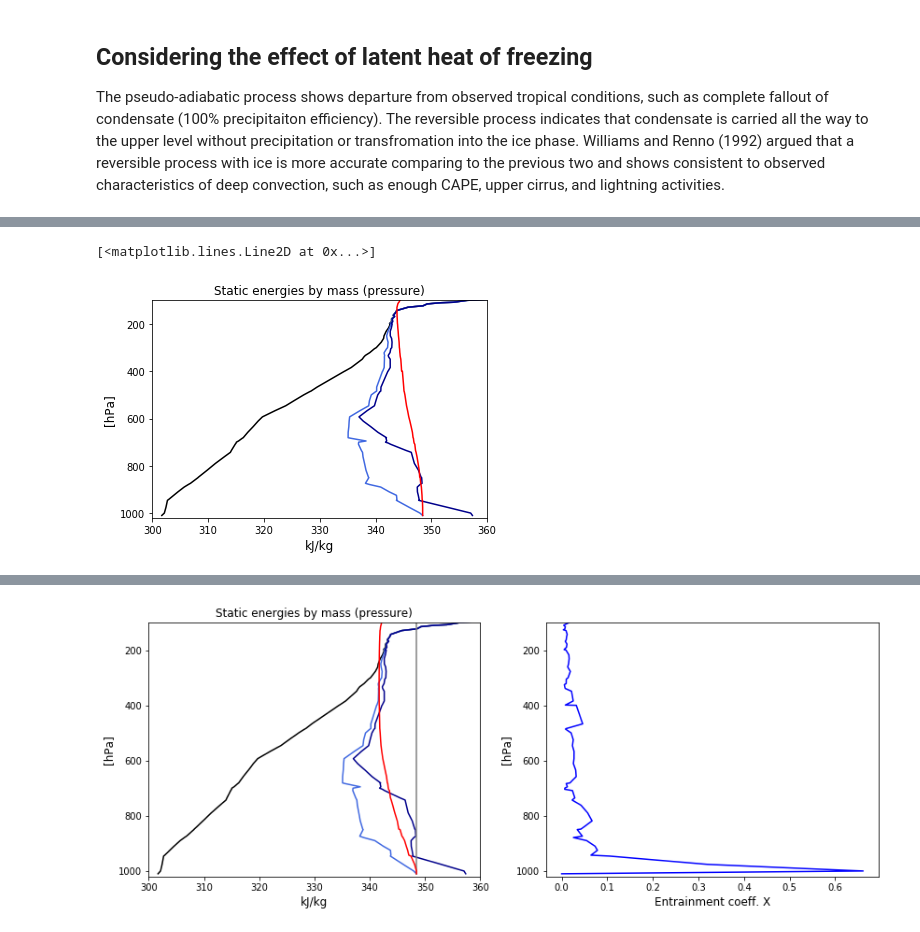
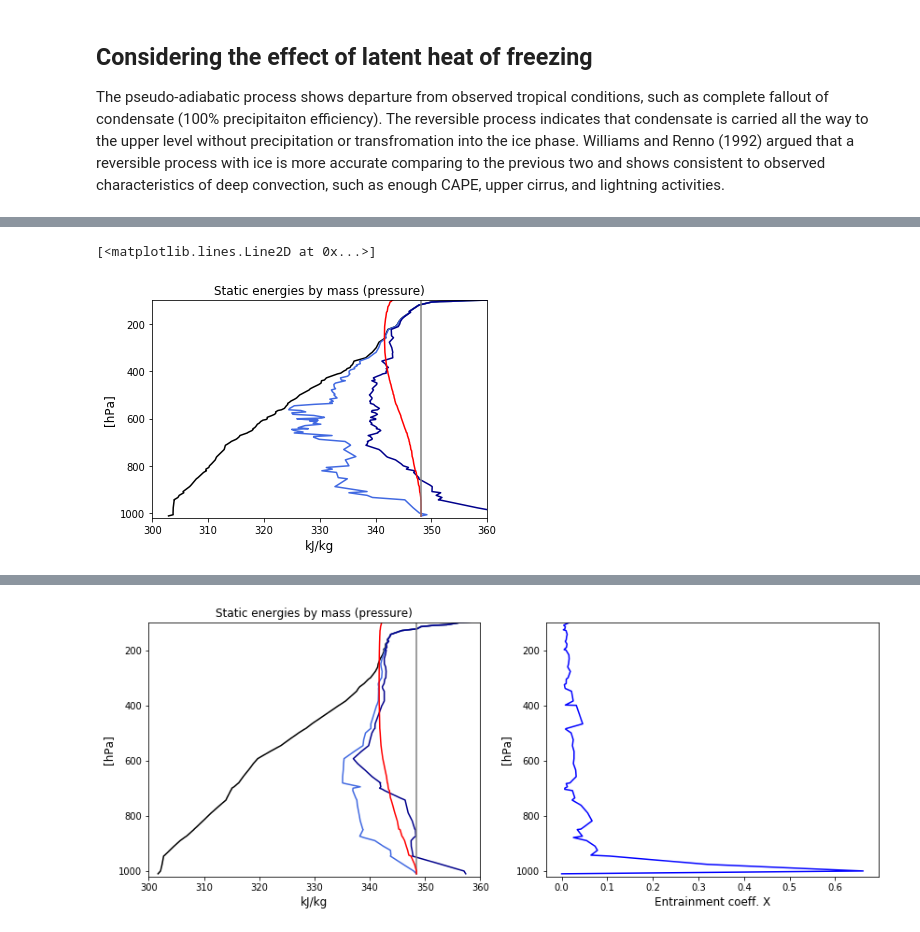
Before and after one commit to weiming9115/ATM663_convection_meso, a Jupyter notebook: Resources/Notebooks/Real_Parcel_Buoyancy_weiming.ipynb, the cells around one changed output, grey strips where cells are left out. Cells and saved outputs as stored; diff of their text form; code cells hidden in the pictures.

```diff
--- a/Resources/Notebooks/Real_Parcel_Buoyancy_weiming.ipynb
+++ b/Resources/Notebooks/Real_Parcel_Buoyancy_weiming.ipynb
@@ -59,7 +55,7 @@ http://weather.uwyo.edu/upperair/sounding.html
 # %%
 from siphon.simplewebservice.wyoming import WyomingUpperAir
 
-date = datetime(2018, 8, 24, 12)
+date = datetime(2018, 8, 26, 12)
 # station = 'SKBO' mountain station in Colombia avail. 2018-11-24-12
 station = 'PKMJ'
 #date = datetime(2019, 3, 28, 12)
@@ -532,33 +591,32 @@ ylim([0,18])
 # %%
 # entraining plume
 epsilon = 1.0/15000. # 100% per 15 km vertical rise
 
 s = MSE(T,Z,q*1e-9)  #*units.units('kJ/kg')
 h = MSE(T,Z,q)       #*units('kJ/kg')
 hs = MSE(T,Z,qs)     #*units('kJ/kg')
 
 plot(s/1000, p, 'k')
 plot(h/1000, p, 'royalblue')
 plot(hs/1000, p, 'darkblue')
 xlabel('kJ/kg',fontsize=12);ylabel('[hPa]',fontsize=12)
 xlim([300,360]); ylim([1020,100]); title('Static energies by mass (pressure)')
-#plot(h*0+h[0],p) # undilute
-
 
 # entrainment for the conserved variable
 dZ = np.gradient(Z)
 
 hplume = h*0 + h[0] # initial value equal to undilute surface parcel
 qplume = q*0 + q[0] # initial value equal to undilute surface parcel
 
 for iz in arange(1,size(h)):
     hplume[iz] = hplume[iz-1] + epsilon*dZ[iz-1]*( h[iz-1] - hplume[iz-1] )
     qplume[iz] = qplume[iz-1] + epsilon*dZ[iz-1]*( q[iz-1] - qplume[iz-1] )
 
 plot(hplume/1000, p, 'r') # entrained plume
+plot(h*0+h[0]/1000,p, color='grey') # undilute
 # %% [output]
 [<matplotlib.lines.Line2D at 0x...>]
-[figure, old version]
+[figure, new version]
 # %%
 Tplume,qvplume = invert_MSE(hplume,qplume, np.where(Z<20000.,Z,20000.), np.where(p>50.,p,50.))
 qcplume = qplume - qvplume
```
Also changed, not shown: parts of 37 cells of this notebook.
